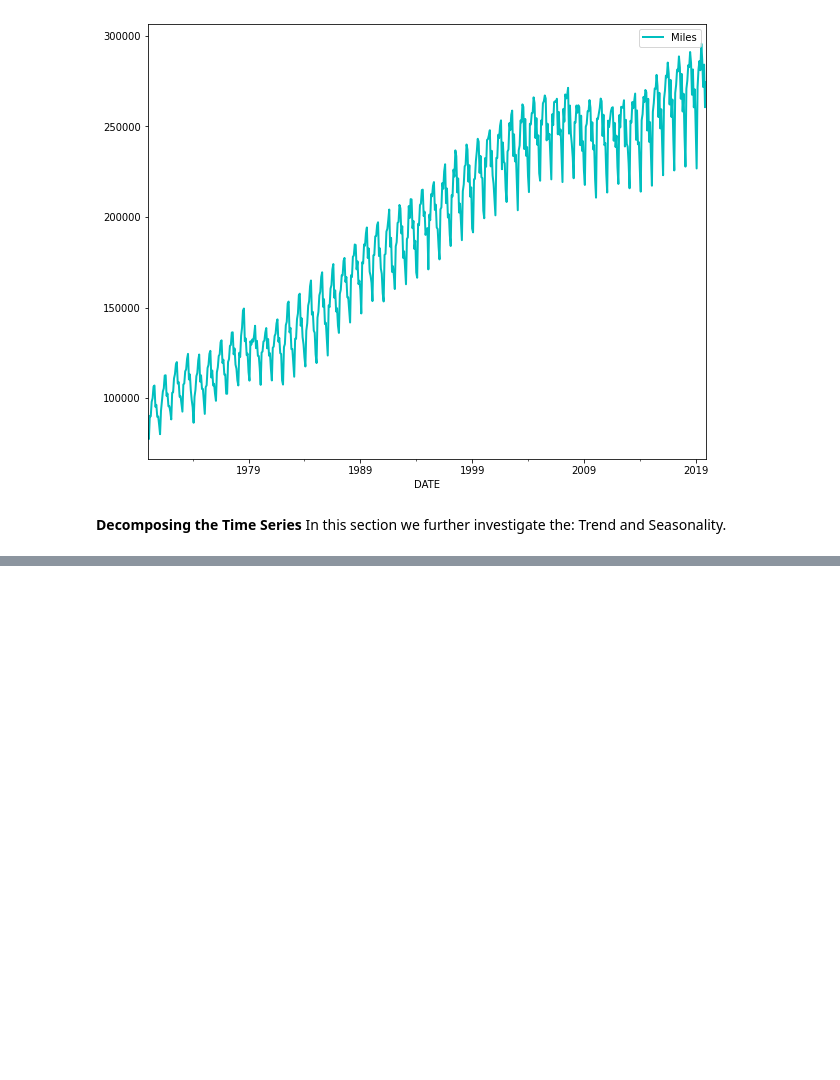
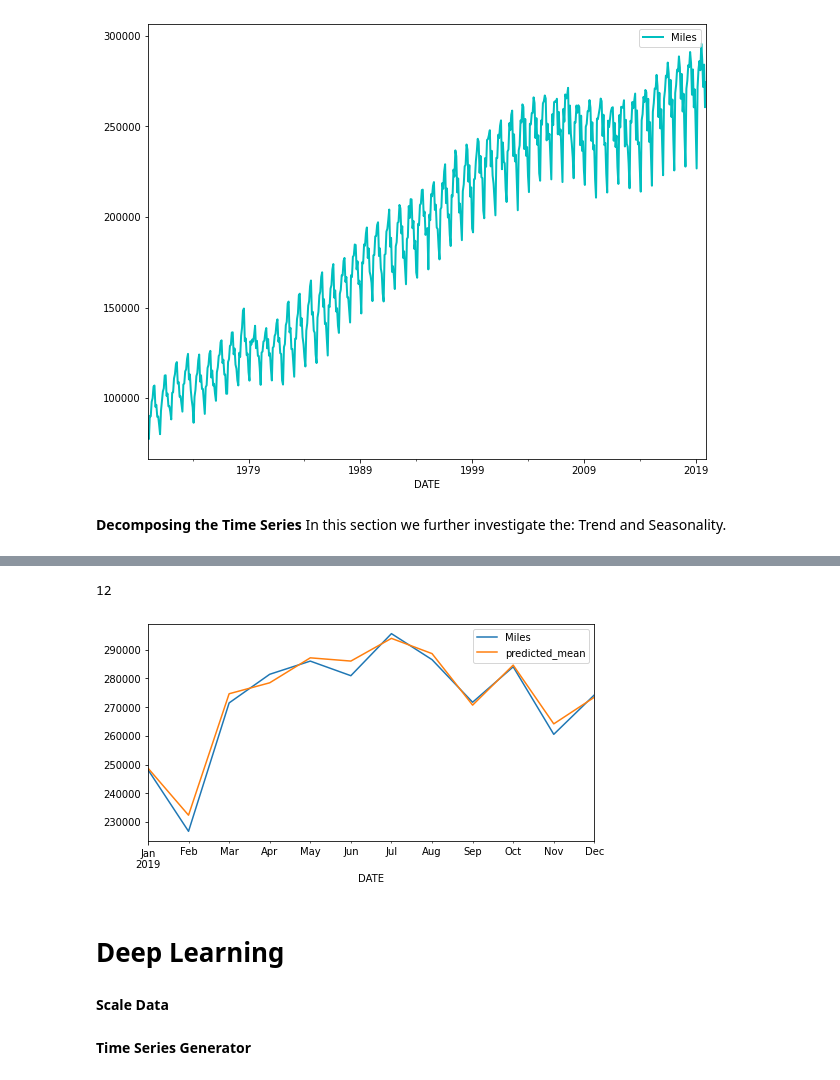
Before and after one commit to Shiva-eb/MLProjects, a Jupyter notebook: TimeSeries_Vehicle_Miles_Travel.ipynb, the cells around one changed output, grey strips where cells are left out. Saved outputs shown, nothing was run; the diff lists cells and outputs as text; code cells hidden in the pictures; blank space fills up the shorter version.

```diff
--- a/TimeSeries_Vehicle_Miles_Travel.ipynb
+++ b/TimeSeries_Vehicle_Miles_Travel.ipynb
@@ -59,0 +67,3 @@ seasonal_df.seasonal.plot(figsize=(12,4),color='b',title='Seasonality');
+# %%
+train=df[:len(df)-12]
+test=df[len(df)-12:]
@@ -59,0 +117,9 @@ seasonal_df.seasonal.plot(figsize=(12,4),color='b',title='Seasonality');
+# %%
+m1=SARIMAX(train,order=(1,1,2),seasonal_order=(2,1,1,12))
+results1=m1.fit()
+# %%
+prediction1=results1.predict(start=len(train),end=len(df)-1,dynamic=False,typ='levels')
+# %%
+len(prediction1)
+# %% [output]
+12
@@ -59,0 +132,10 @@ seasonal_df.seasonal.plot(figsize=(12,4),color='b',title='Seasonality');
+# %%
+test.plot(legend=True,figsize=(8,4))
+prediction1.plot(legend=True);
+# %% [output]
+[figure, added]
+# %% [markdown]
+
+# **Deep Learning**
+# %% [markdown]
+**Scale Data**
@@ -59,0 +148,2 @@ seasonal_df.seasonal.plot(figsize=(12,4),color='b',title='Seasonality');
+# %% [markdown]
+**Time Series Generator**
```
Also changed, not shown: parts of 12 cells of this notebook.
